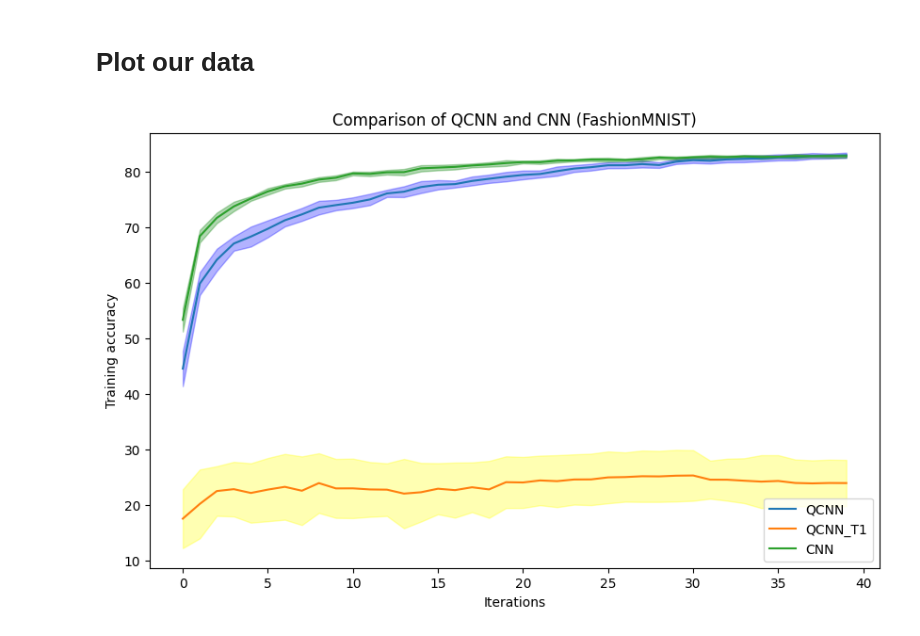
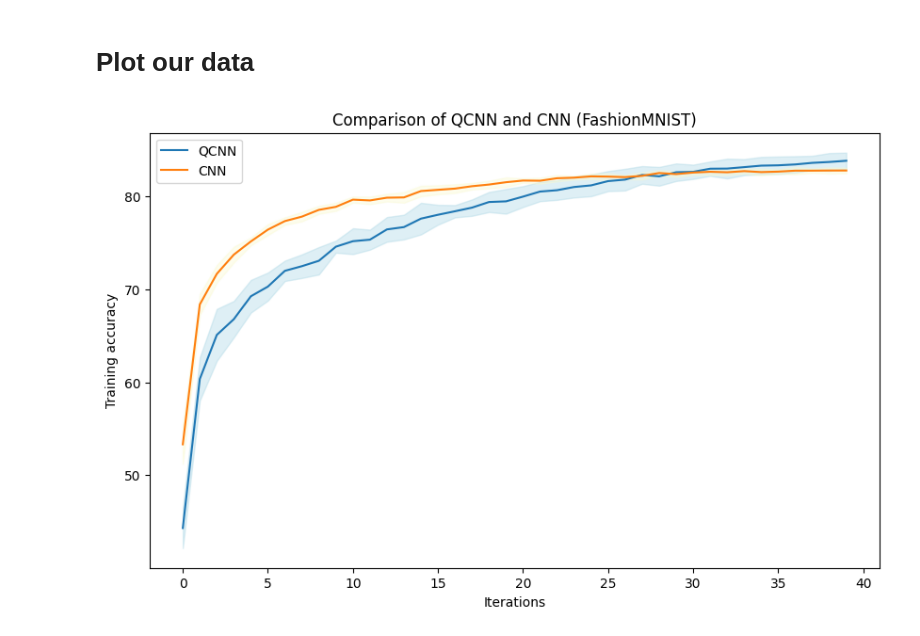
Before and after one commit to ptitbroussou/HW_QCNN, a Jupyter notebook: Paper_data/Fashion_MNIST/Comparison_QCNN_CNN.ipynb, the cells around one changed output. Cells and saved outputs as stored; diff of their text form; code cells hidden in the pictures.

Commit message:
Add training data

```diff
--- a/Paper_data/Fashion_MNIST/Comparison_QCNN_CNN.ipynb
+++ b/Paper_data/Fashion_MNIST/Comparison_QCNN_CNN.ipynb
@@ -155,10 +155,13 @@ def extract_loss_and_accuracy(data):
 
     return loss_values, accuracy_values
 
-with open('QCNN_data.txt', 'r') as file:
+with open('QCNN_data_S30.txt', 'r') as file:
     QCNN_data = file.read()
 
-with open('QCNN_data_T1.txt', 'r') as file:
+with open('QCNN_data_S10.txt', 'r') as file:
+    QCNN_S10_data = file.read()
+
+with open('QCNN_data_S1.txt', 'r') as file:
     QCNN_T1_data = file.read()
 
 with open('CNN_data.txt', 'r') as file:
@@ -166,11 +169,14 @@ with open('CNN_data.txt', 'r') as file:
 
 QCNN_loss, QCNN_accuracy = extract_loss_and_accuracy(QCNN_data)
 QCNN_T1_loss, QCNN_T1_accuracy = extract_loss_and_accuracy(QCNN_T1_data)
+QCNN_S10_loss, QCNN_S10_accuracy = extract_loss_and_accuracy(QCNN_S10_data)
 CNN_loss, CNN_accuracy = extract_loss_and_accuracy(CNN_data)
 QCNN_accuracy_2d = np.reshape(QCNN_accuracy, (10, 40))
 QCNN_accuracy_2d.tolist()
 QCNN_T1_accuracy_2d = np.reshape(QCNN_T1_accuracy, (10, 40))
 QCNN_T1_accuracy_2d.tolist()
+QCNN_S10_accuracy_2d = np.reshape(QCNN_S10_accuracy, (10, 40))
+QCNN_S10_accuracy_2d.tolist()
 CNN_accuracy_2d = np.reshape(CNN_accuracy, (10, 40))
 CNN_accuracy_2d.tolist()
 print("We have imported our data!")
@@ -201,35 +187,41 @@ array([[28.2 , 31.6 , 30.85, 32.7 , 33.2 , 33.15, 33.6 , 33.35, 33.55,
 # %%
 
 
 # Example data (replace this with your own 2D list)
 # data = np.random.randn(200, 10)  # 200 iterations, 10 different runs/experiments
 QCNN_data = QCNN_accuracy_2d
 QCNN_T1_data = QCNN_T1_accuracy_2d
+QCNN_S10_data = QCNN_S10_accuracy_2d
 CNN_data = CNN_accuracy_2d
 # Calculate mean and standard deviation
 QCNN_mean = np.mean(QCNN_data, axis=0)
 QCNN_std_dev = np.std(QCNN_data, axis=0)
 QCNN_T1_mean = np.mean(QCNN_T1_data, axis=0)
 QCNN_T1_std_dev = np.std(QCNN_T1_data, axis=0)
+QCNN_S10_mean = np.mean(QCNN_S10_data, axis=0)
+QCNN_S10_std_dev = np.std(QCNN_S10_data, axis=0)
 CNN_mean = np.mean(CNN_data, axis=0)
 CNN_std_dev = np.std(CNN_data, axis=0)
 
 
 # Plot the data
 plt.figure(figsize=(10, 6))
+# plt.plot(QCNN_T1_mean, label='QCNN_S1')
+# plt.fill_between(range(len(QCNN_T1_mean)), QCNN_T1_mean - QCNN_T1_std_dev, QCNN_T1_mean + QCNN_T1_std_dev, color='lightblue', alpha=0.4)
+# plt.plot(QCNN_S10_mean, label='QCNN_S10')
+# plt.fill_between(range(len(QCNN_S10_mean)), QCNN_S10_mean - QCNN_S10_std_dev, QCNN_S10_mean + QCNN_S10_std_dev, color='lightcoral', alpha=0.4)
 plt.plot(QCNN_mean, label='QCNN')
-plt.fill_between(range(len(QCNN_mean)), QCNN_mean - QCNN_std_dev, QCNN_mean + QCNN_std_dev, color='blue', alpha=0.3)
-plt.plot(QCNN_T1_mean, label='QCNN_T1')
-plt.fill_between(range(len(QCNN_T1_mean)), QCNN_T1_mean - QCNN_T1_std_dev, QCNN_T1_mean + QCNN_T1_std_dev, color='yellow', alpha=0.3)
+plt.fill_between(range(len(QCNN_mean)), QCNN_mean - QCNN_std_dev, QCNN_mean + QCNN_std_dev, color='lightblue', alpha=0.4)
+
 plt.plot(CNN_mean, label='CNN')
-plt.fill_between(range(len(CNN_mean)), CNN_mean - CNN_std_dev, CNN_mean + CNN_std_dev, color='green', alpha=0.3)
+plt.fill_between(range(len(CNN_mean)), CNN_mean - CNN_std_dev, CNN_mean + CNN_std_dev, color='lightgoldenrodyellow', alpha=0.4)
 # Customize the plot
 plt.xlabel('Iterations')
 plt.ylabel('Training accuracy')
 plt.legend()
 plt.title('Comparison of QCNN and CNN (FashionMNIST)')
 
 # Show the plot
 plt.show()
 # %% [output]
-[figure, old version]
+[figure, new version]
```
Also changed, not shown: parts of 1 cell of this notebook, 7 other files.
